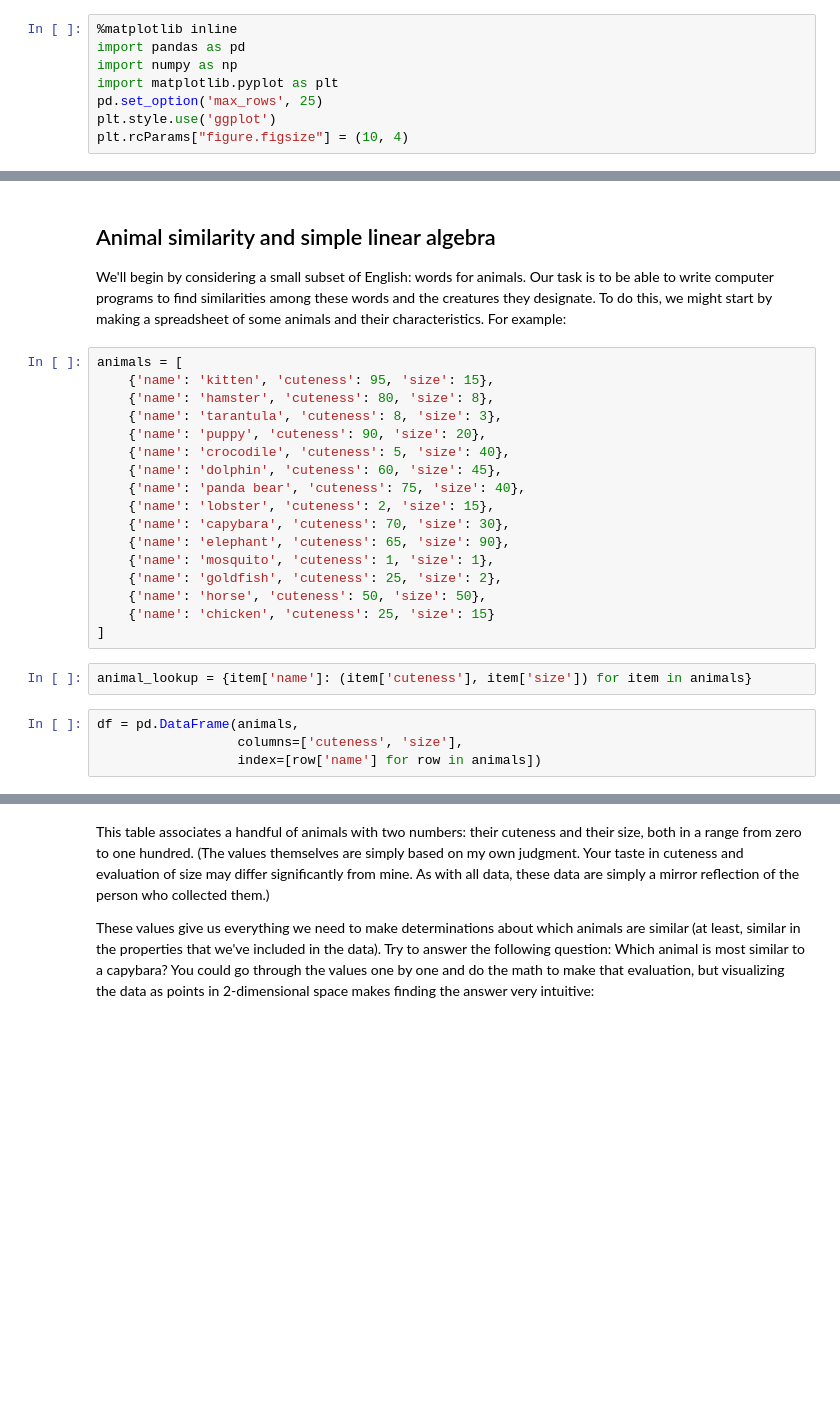
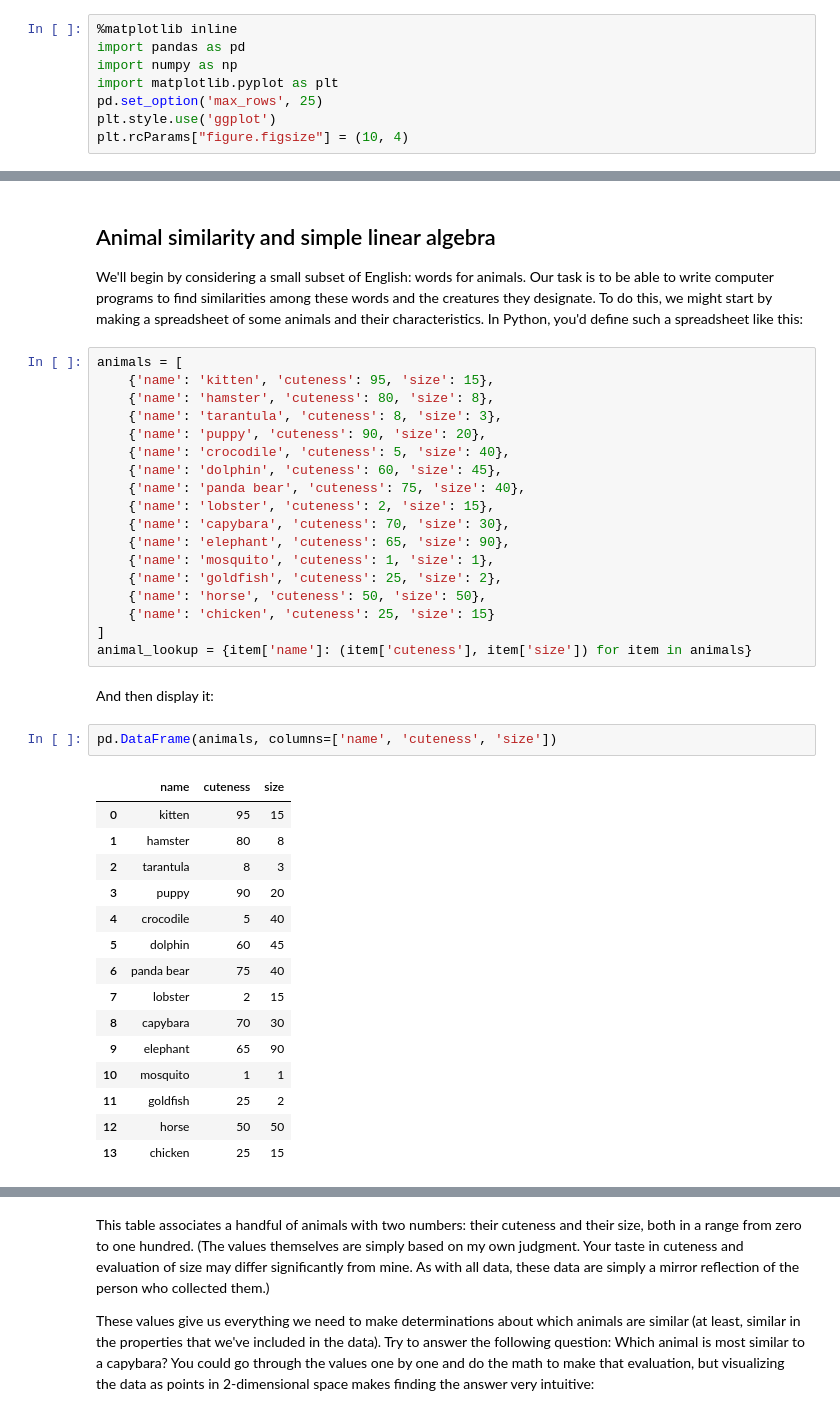
Before and after one commit to aparrish/rwet, a Jupyter notebook: understanding-word-vectors.ipynb, the cells around one changed output, grey strips where cells are left out. Drawn from its saved outputs; the diff is of its cells as text; blank space fills up the shorter version.

```diff
--- a/understanding-word-vectors.ipynb
+++ b/understanding-word-vectors.ipynb
@@ -19,7 +21,7 @@ Poetry is, at its core, the art of identifying and manipulating linguistic simil
 # %% [markdown]
 ## Animal similarity and simple linear algebra
 
-We'll begin by considering a small subset of English: words for animals. Our task is to be able to write computer programs to find similarities among these words and the creatures they designate. To do this, we might start by making a spreadsheet of some animals and their characteristics. For example:
+We'll begin by considering a small subset of English: words for animals. Our task is to be able to write computer programs to find similarities among these words and the creatures they designate. To do this, we might start by making a spreadsheet of some animals and their characteristics. In Python, you'd define such a spreadsheet like this:
 # %%
 animals = [
     {'name': 'kitten', 'cuteness': 95, 'size': 15},
@@ -37,9 +39,24 @@ animals = [
     {'name': 'horse', 'cuteness': 50, 'size': 50},
     {'name': 'chicken', 'cuteness': 25, 'size': 15}
 ]
+animal_lookup = {item['name']: (item['cuteness'], item['size']) for item in animals}
-# %%
-animal_lookup = {item['name']: (item['cuteness'], item['size']) for item in animals}
+# %% [markdown]
+And then display it:
 # %%
-df = pd.DataFrame(animals,
-                  columns=['cuteness', 'size'],
-                  index=[row['name'] for row in animals])
+pd.DataFrame(animals, columns=['name', 'cuteness', 'size'])
+# %% [output]
+|  | name | cuteness | size |
+| 0 | kitten | 95 | 15 |
+| 1 | hamster | 80 | 8 |
+| 2 | tarantula | 8 | 3 |
+| 3 | puppy | 90 | 20 |
+| 4 | crocodile | 5 | 40 |
+| 5 | dolphin | 60 | 45 |
+| 6 | panda bear | 75 | 40 |
+| 7 | lobster | 2 | 15 |
+| 8 | capybara | 70 | 30 |
+| 9 | elephant | 65 | 90 |
+| 10 | mosquito | 1 | 1 |
+| 11 | goldfish | 25 | 2 |
+| 12 | horse | 50 | 50 |
+| 13 | chicken | 25 | 15 |
```
Also changed, not shown: parts of 16 cells of this notebook.
